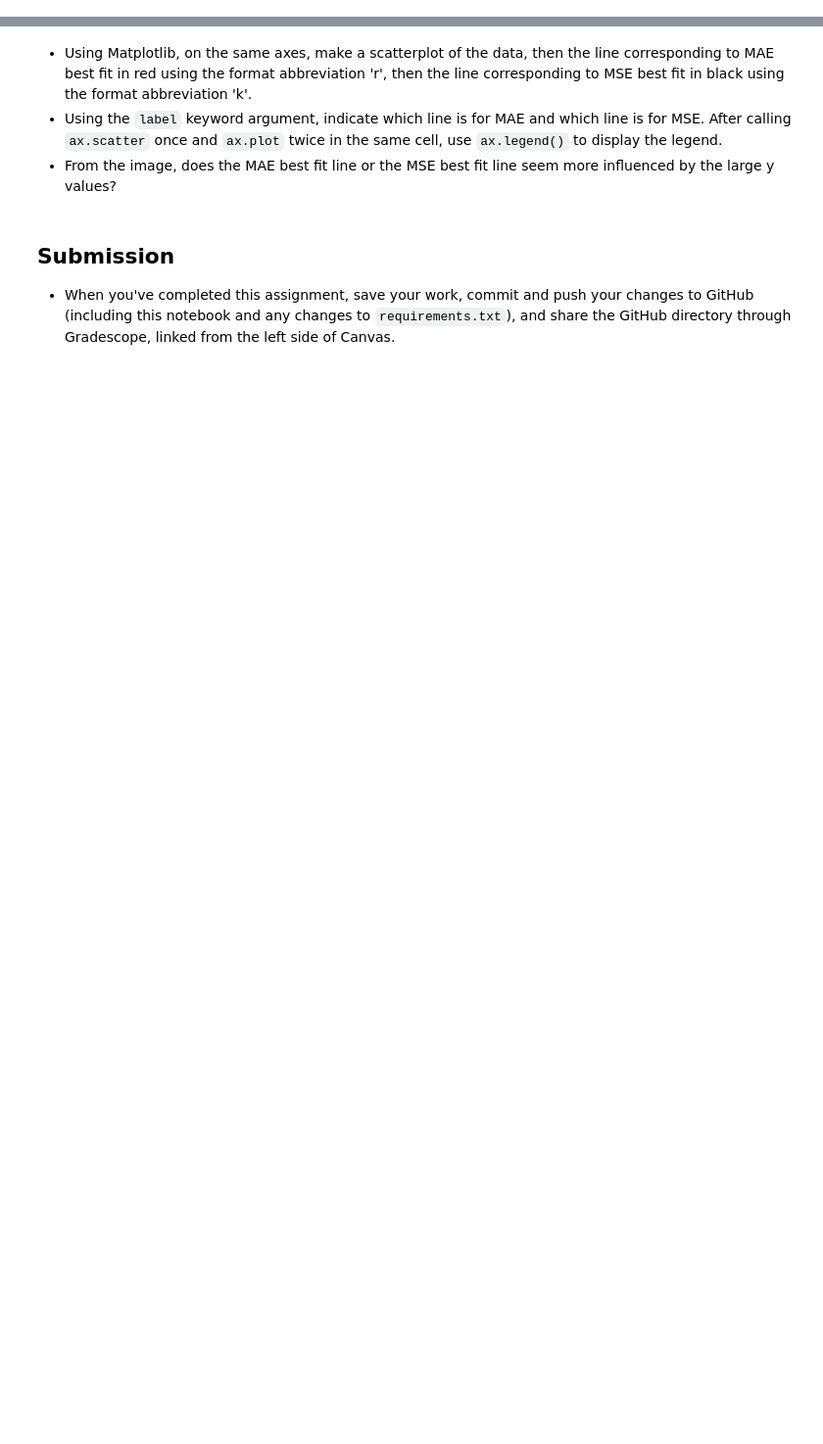
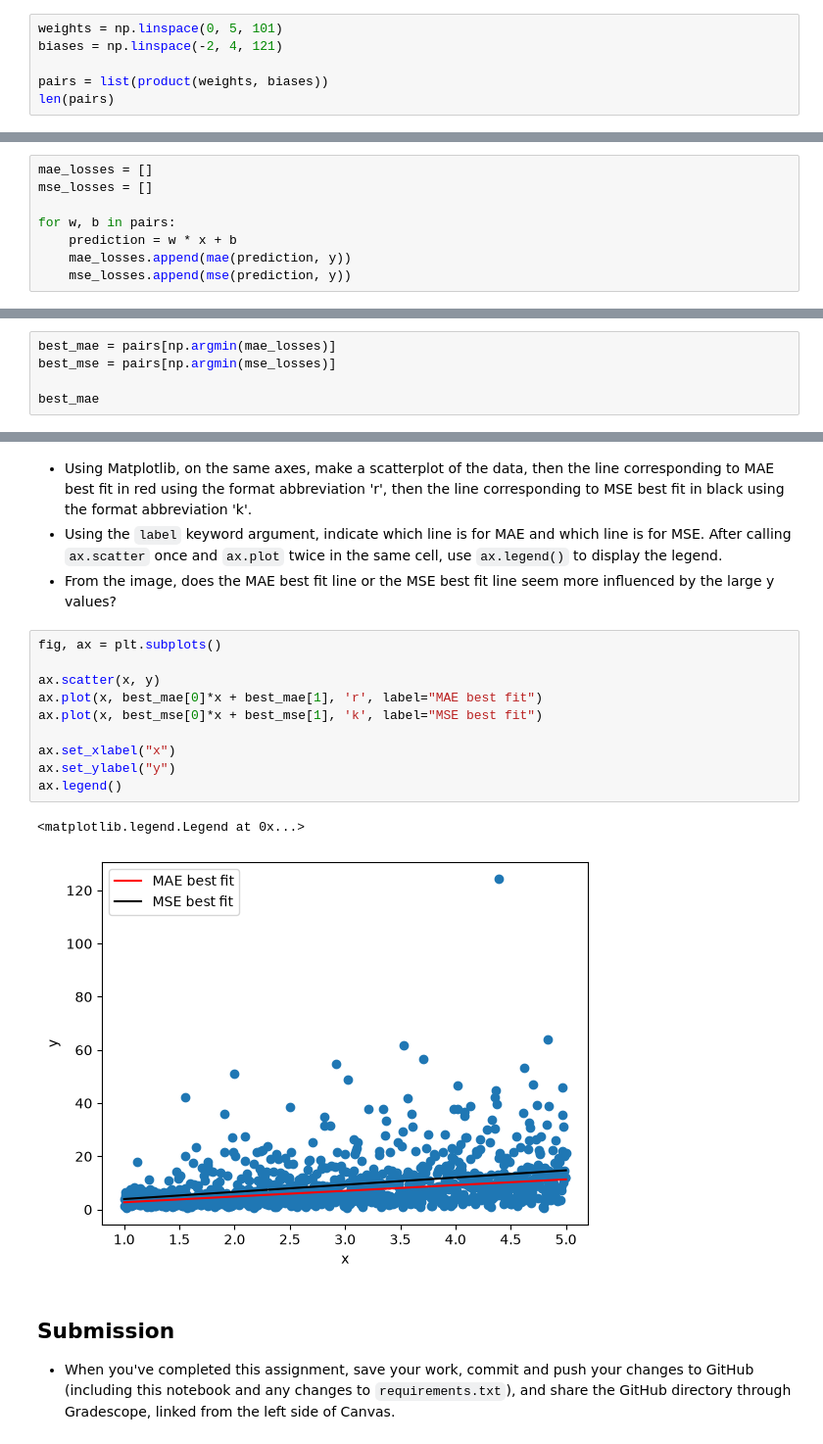
Before and after one commit to yeungme-ops/Homework3, a Jupyter notebook: Homework3.ipynb, the cells around one changed output, grey strips where cells are left out. Shown at 98% size. Drawn from its saved outputs; the diff is of its cells as text; blank space fills up the shorter version.

```diff
--- a/Homework3.ipynb
+++ b/Homework3.ipynb
@@ -45,0 +91,6 @@ biases = np.linspace(-2, 4, 121)
+# %%
+weights = np.linspace(0, 5, 101)
+biases = np.linspace(-2, 4, 121)
+
+pairs = list(product(weights, biases))
+len(pairs)
@@ -46,2 +99,10 @@ biases = np.linspace(-2, 4, 121)
 # %% [markdown]
 * Make two empty lists named `mae_losses` and `mse_losses`.  For each pair in `pairs`, compute the predictions and append the corresponding losses to these lists.  (Make sure the ordering of the two lists matches the order in `pairs`, otherwise what's below won't work.)
+# %%
+mae_losses = []
+mse_losses = []
+
+for w, b in pairs:
+    prediction = w * x + b
+    mae_losses.append(mae(prediction, y))
+    mse_losses.append(mse(prediction, y))
@@ -53,3 +118,8 @@ Now we will find the best line under each definition of error.  Both the slope a
 * The function `np.argmin` gives the position of the smallest entry in a list or array.  For example, `np.argmin([4, 6, 1, 3])` returns 2.  Use it to find the position of the smallest MAE, then use that position to get the corresponding pair from `pairs`.  Name this pair `best_mae`.
 * Do the same for MSE, naming the pair `best_mse`.
 * Report the equation of each line in a markdown cell.  Be sure to indicate which line is best for MAE, and which is best for MSE. Are the two lines the same?  Which is closer to the original line that the data came from?
+# %%
+best_mae = pairs[np.argmin(mae_losses)]
+best_mse = pairs[np.argmin(mse_losses)]
+
+best_mae
@@ -57,6 +139,19 @@ Now we will find the best line under each definition of error.  Both the slope a
 * Using Matplotlib, on the same axes, make a scatterplot of the data, then the line corresponding to MAE best fit in red using the format abbreviation 'r', then the line corresponding to MSE best fit in black using the format abbreviation 'k'.
 * Using the `label` keyword argument, indicate which line is for MAE and which line is for MSE.  After calling `ax.scatter` once and `ax.plot` twice in the same cell, use `ax.legend()` to display the legend.
 * From the image, does the MAE best fit line or the MSE best fit line seem more influenced by the large y values?
+# %%
+fig, ax = plt.subplots()
+
+ax.scatter(x, y)
+ax.plot(x, best_mae[0]*x + best_mae[1], 'r', label="MAE best fit")
+ax.plot(x, best_mse[0]*x + best_mse[1], 'k', label="MSE best fit")
+
+ax.set_xlabel("x")
+ax.set_ylabel("y")
+ax.legend()
+# %% [output]
+<matplotlib.legend.Legend at 0x...>
+[figure, added]
 # %% [markdown]
 ## Submission
 
```
Also changed, not shown: parts of 12 cells of this notebook.
